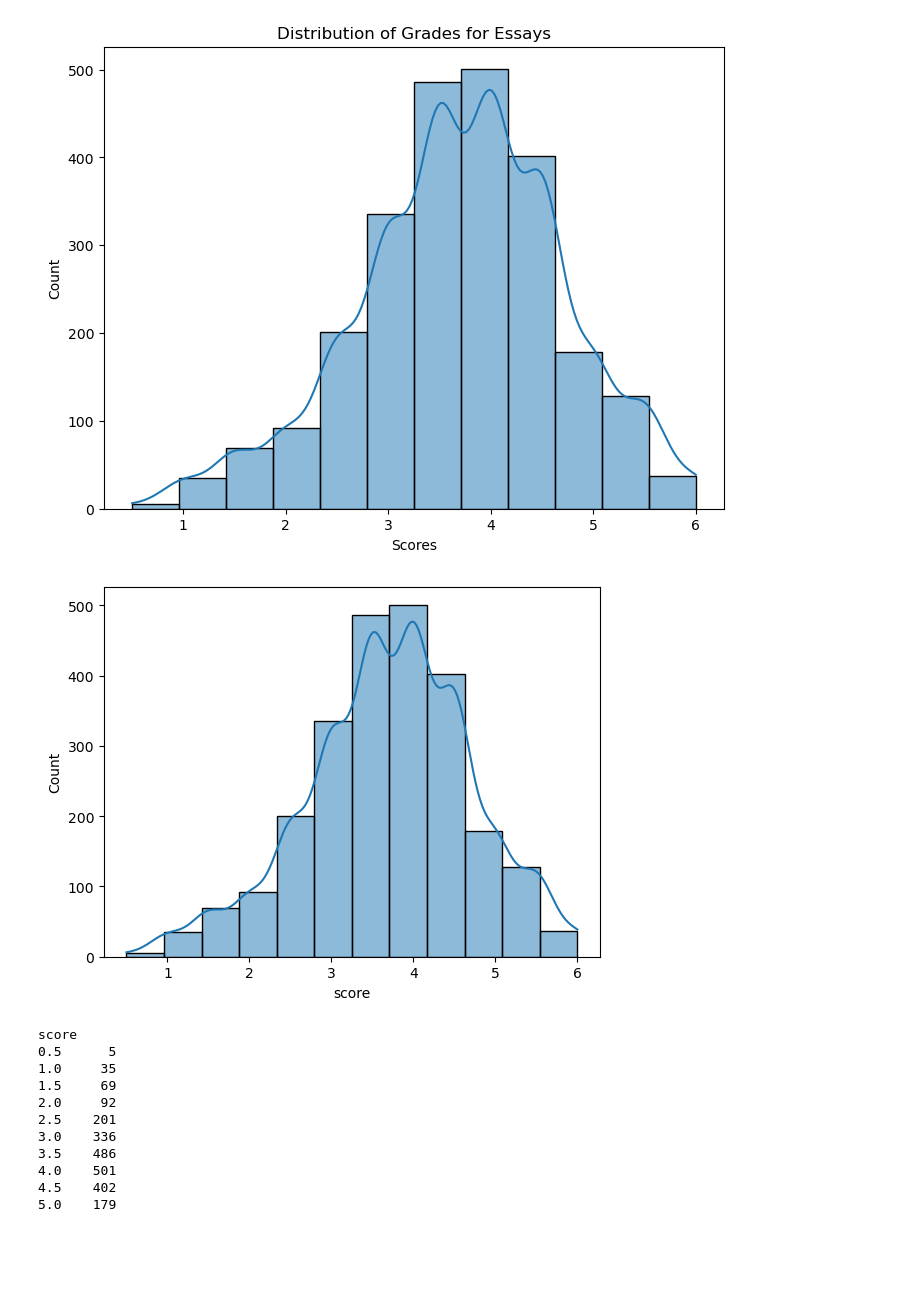
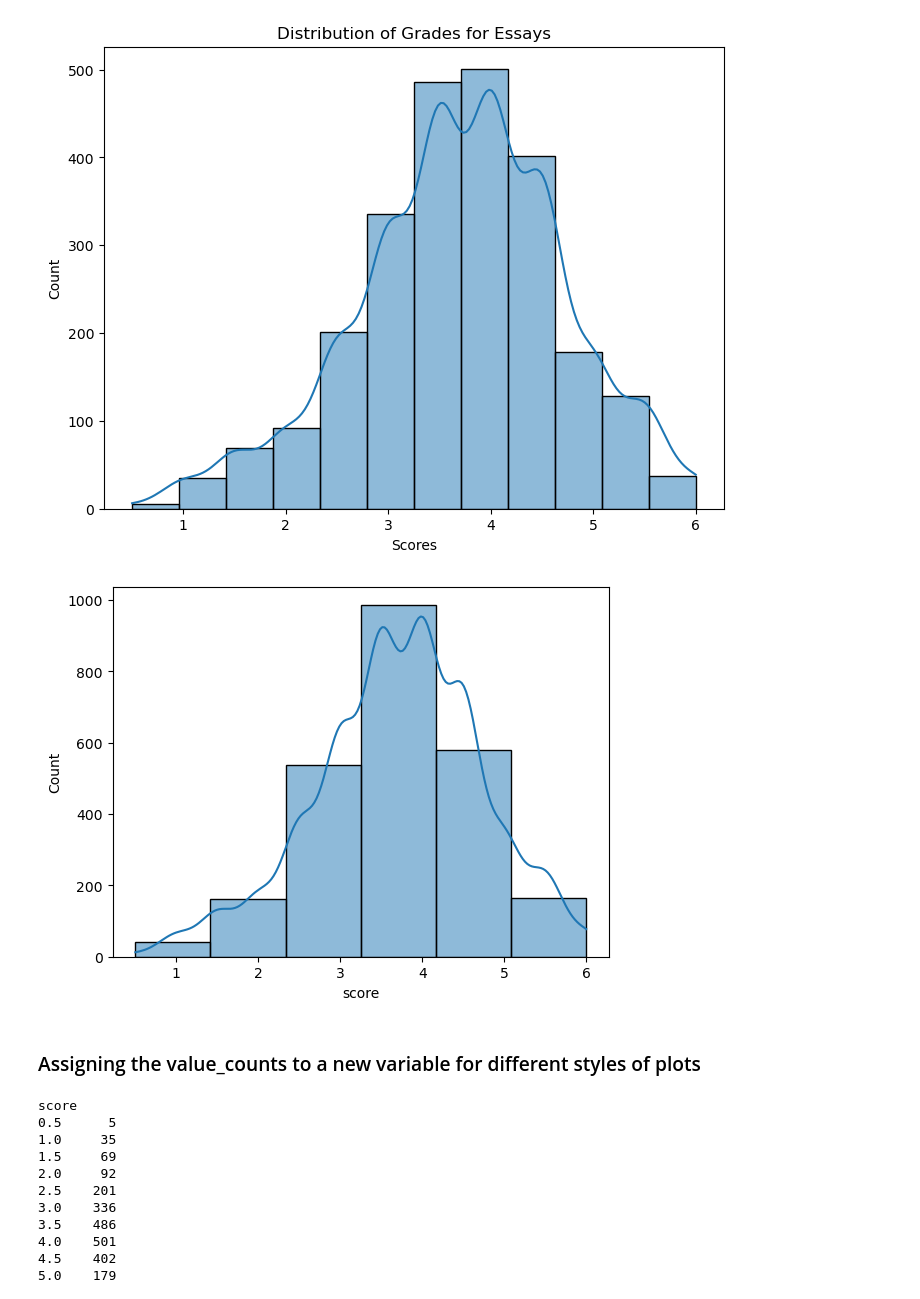
Before and after one commit to dvdhartsman/writing_processes_to_quality, a Jupyter notebook: Writing_Processes.ipynb, the cells around one changed output. Saved outputs shown, nothing was run; the diff lists cells and outputs as text; code cells hidden in the pictures; blank space fills up the shorter version.

Commit message:
New distribution visualiztion, strategic planning

```diff
--- a/Writing_Processes.ipynb
+++ b/Writing_Processes.ipynb
@@ -121,14 +189,16 @@ ax.set_xlabel("Scores");
 # %%
 # Create a custom color palette
 custom_palette = sns.color_palette("husl", 8)
 
 # Plot histogram with the custom palette
-sns.histplot(data=grades, x='score', kde=True, bins=12, cbar='viridis')
+sns.histplot(data=grades, x='score', kde=True, bins=6, cbar='viridis')
 
 # Show the plot
 plt.show()
 # %% [output]
-[figure, old version]
+[figure, new version]
+# %% [markdown]
+### Assigning the value_counts to a new variable for different styles of plots
 # %%
 grades['score'].value_counts().sort_index()
 # %% [output]
```
Also changed, not shown: parts of 26 cells of this notebook.
